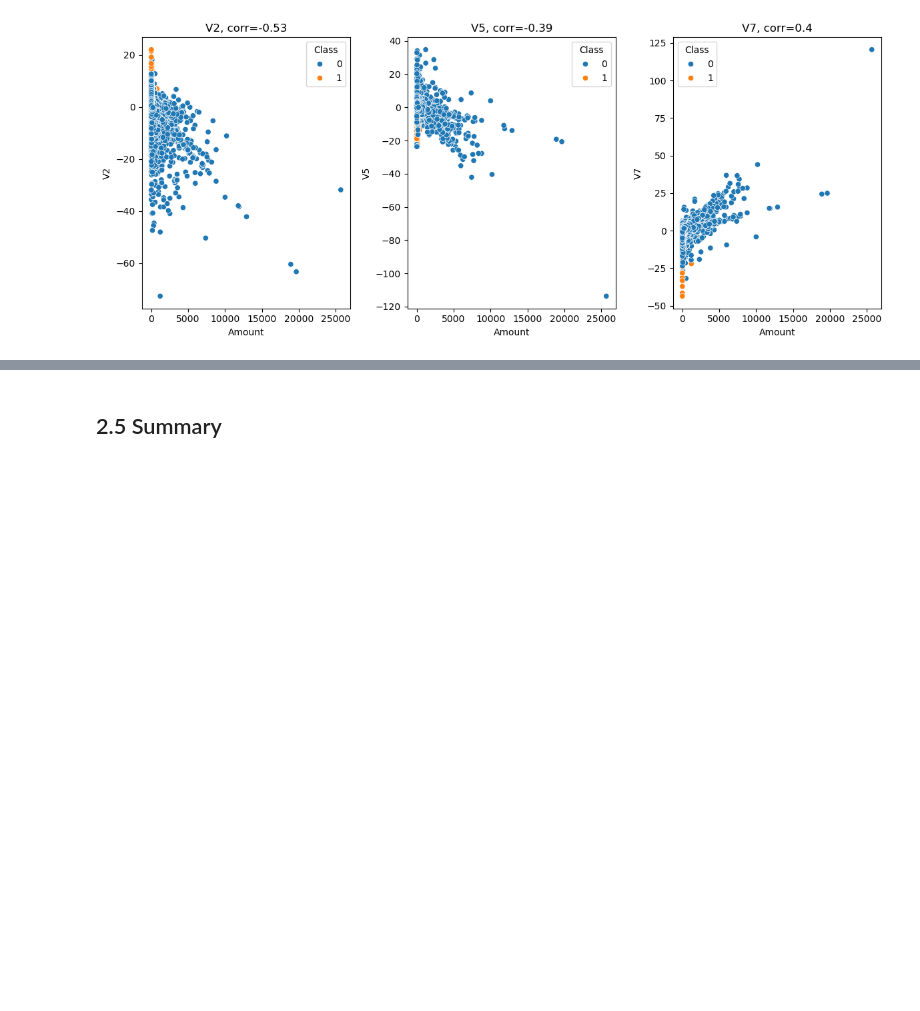
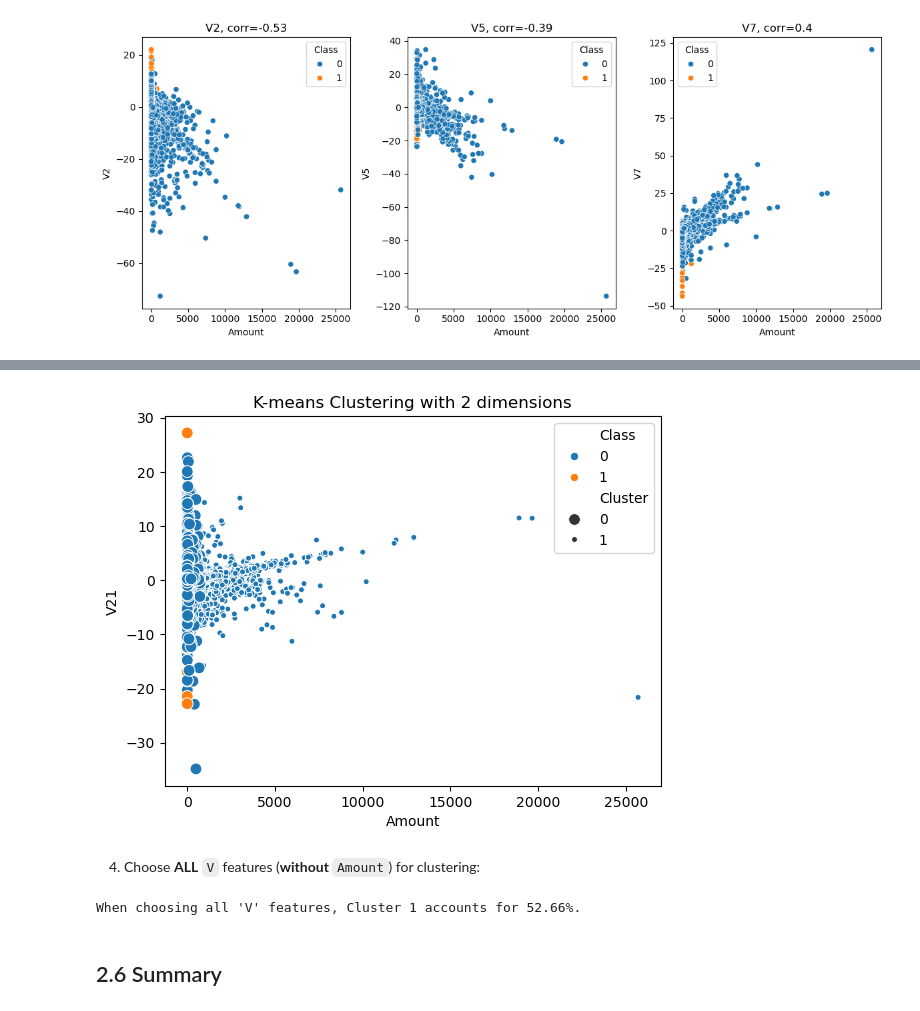
Before and after one commit to zxie9/Capstone-Project-Three, a Jupyter notebook: Notebooks/2. Data Wrangling and EDA.ipynb, the cells around one changed output, grey strips where cells are left out. Saved outputs shown, nothing was run; the diff lists cells and outputs as text; code cells hidden in the pictures; blank space fills up the shorter version.

```diff
--- a/Notebooks/2. Data Wrangling and EDA.ipynb
+++ b/Notebooks/2. Data Wrangling and EDA.ipynb
@@ -266,3 +425,27 @@ plt.show()
+# %%
+# Scatterplot
+c2_data['Class'] = data['Class']
+sns.scatterplot(x="Amount", y="V21", size= 'Cluster', hue='Class', data=c2_data)
+plt.title('K-means Clustering with 2 dimensions')
+plt.show()
+# %% [output]
+[figure, added]
+# %% [markdown]
+4. Choose **ALL** `V` features (**without** `Amount`) for clustering:
+# %%
+c2_data = c_data.drop(['Cluster', 'Amount'], axis=1)
+c2_features = list(c2_data.columns)
+
+X = c2_data[c2_features]
+
+clustering_kmeans = KMeans(n_clusters=2, random_state=0, n_init="auto")
+c2_data['Cluster'] = clustering_kmeans.fit_predict(X)
+
+Cluster_counts = np.bincount(c2_data['Cluster'])
+p2 = Cluster_counts[1] / sum(Cluster_counts)
+print( "When choosing all 'V' features, Cluster 1 accounts for "+ str( round(p2*100, 2) ) + "%." )
+# %% [output]
+When choosing all 'V' features, Cluster 1 accounts for 52.66%.
 # %% [markdown]
-## 2.5 Summary<a id='2.5'></a>
+## 2.6 Summary<a id='2.6'></a>
 # %% [markdown]
```
Also changed, not shown: parts of 37 cells of this notebook.
